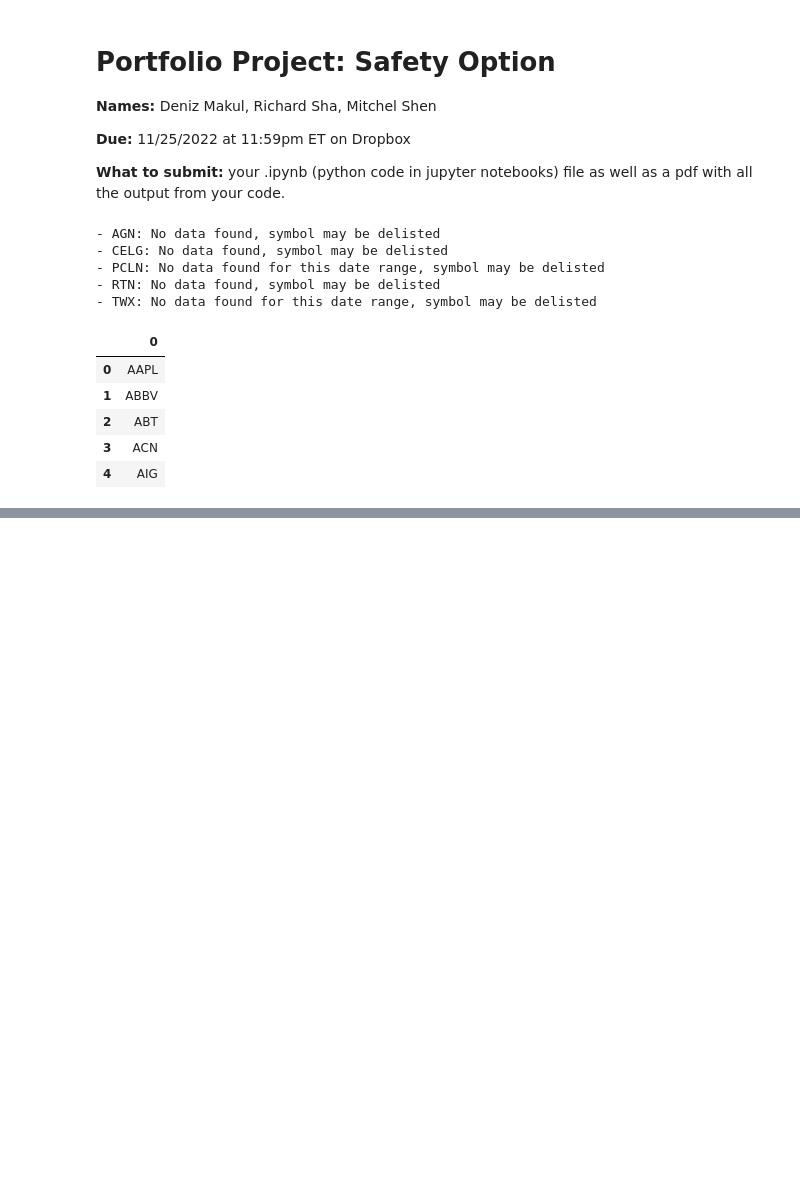
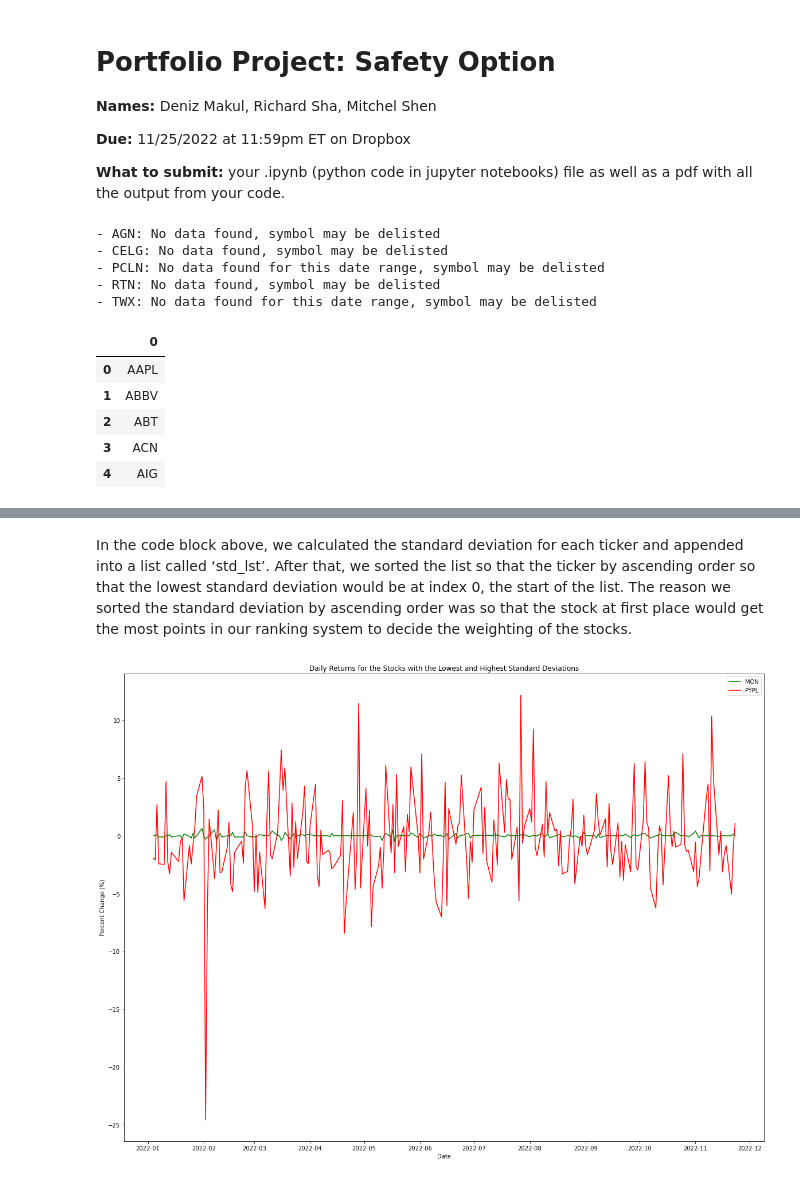
Before and after one commit to richardsha19/portfolio-manager, a Jupyter notebook: Main.ipynb, the cells around one changed output, grey strips where cells are left out. Saved outputs shown, nothing was run; the diff lists cells and outputs as text; code cells hidden in the pictures; blank space fills up the shorter version.

```diff
--- a/Main.ipynb
+++ b/Main.ipynb
@@ -169,6 +200,26 @@ expected_return_sorted = sorted(expected_return_from_0.items(), key=lambda x:x[1
 #Gets the standard deviation of each stock from January 1st to October 31st, 2022
 std_lst = close_all_pct.std()
 std_lst = sorted(std_lst.items(), key=lambda x:x[1])
+# %% [markdown]
+In the code block above, we calculated the standard deviation for each ticker and appended into a list called ‘std_lst’. After that, we sorted the list so that the ticker by ascending order so that the lowest standard deviation would be at index 0, the start of the list. The reason we sorted the standard deviation by ascending order was so that the stock at first place would get the most points in our ranking system to decide the weighting of the stocks.
+# %%
+lowest_std = std_lst[0][0]
+highest_std = std_lst[-1][0]
+
+plt.figure(figsize=(20,15))
+
+plt.plot(close_all_pct.index, close_all_pct[lowest_std], color = 'g', label=lowest_std)
+plt.plot(close_all_pct.index, close_all_pct[highest_std], color = 'r', label=highest_std)
+
+plt.legend(loc='best')
+
+plt.title('Daily Returns for the Stocks with the Lowest and Highest Standard Deviations')
+plt.xlabel('Date')
+plt.ylabel('Percent Change (%)')
+
+plt.show()
+# %% [output]
+[figure, added]
 # %%
 correlation_pct_stocks = pd.DataFrame()
 index = []
```
Also changed, not shown: parts of 13 cells of this notebook, 1 other file.
